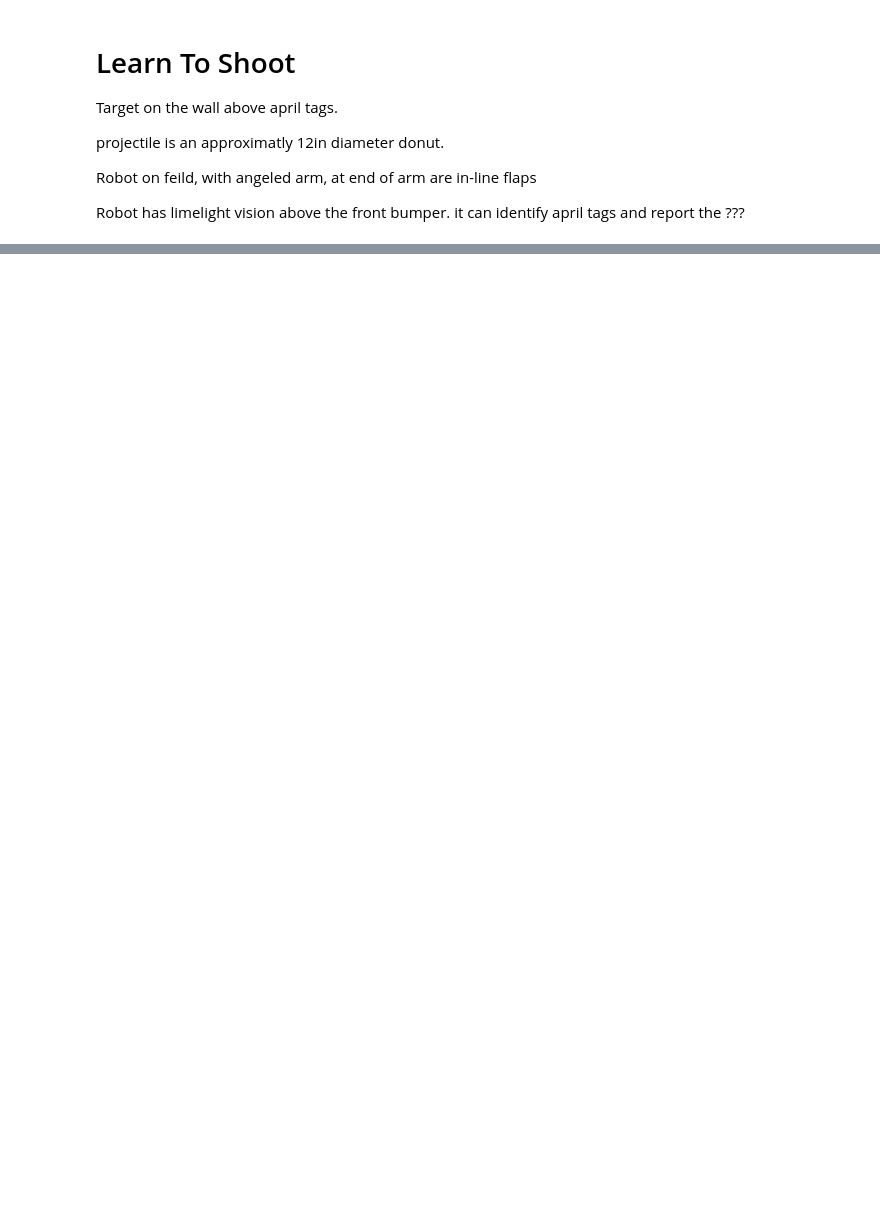
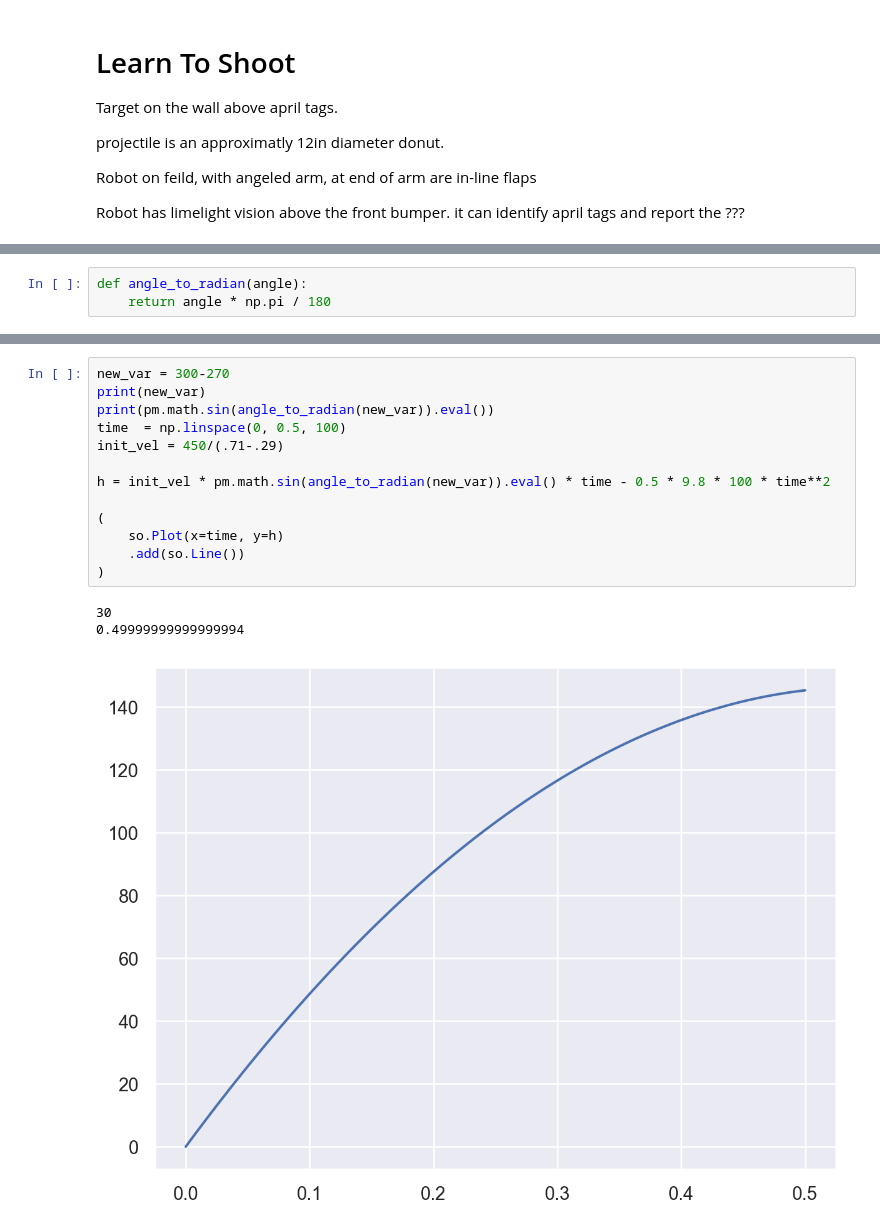
Before and after one commit to wmbelk/LearnToShoot, a Jupyter notebook: Cres_Shooter.ipynb, the cells around one changed output, grey strips where cells are left out. Saved outputs shown, nothing was run; the diff lists cells and outputs as text; blank space fills up the shorter version.

```diff
--- a/Cres_Shooter.ipynb
+++ b/Cres_Shooter.ipynb
@@ -114,0 +56,3 @@ with pm.Model(coords=coords) as generate:
+# %%
+def angle_to_radian(angle):
+    return angle * np.pi / 180
@@ -114,0 +101,17 @@ with pm.Model(coords=coords) as generate:
+# %%
+new_var = 300-270
+print(new_var)
+print(pm.math.sin(angle_to_radian(new_var)).eval())
+time  = np.linspace(0, 0.5, 100)
+init_vel = 450/(.71-.29)
+
+h = init_vel * pm.math.sin(angle_to_radian(new_var)).eval() * time - 0.5 * 9.8 * 100 * time**2
+
+(
+    so.Plot(x=time, y=h)
+    .add(so.Line())
+)
+# %% [output]
+30
+0.49999999999999994
+[figure, added]
```
Also changed, not shown: parts of 18 cells of this notebook, 1 other file.
